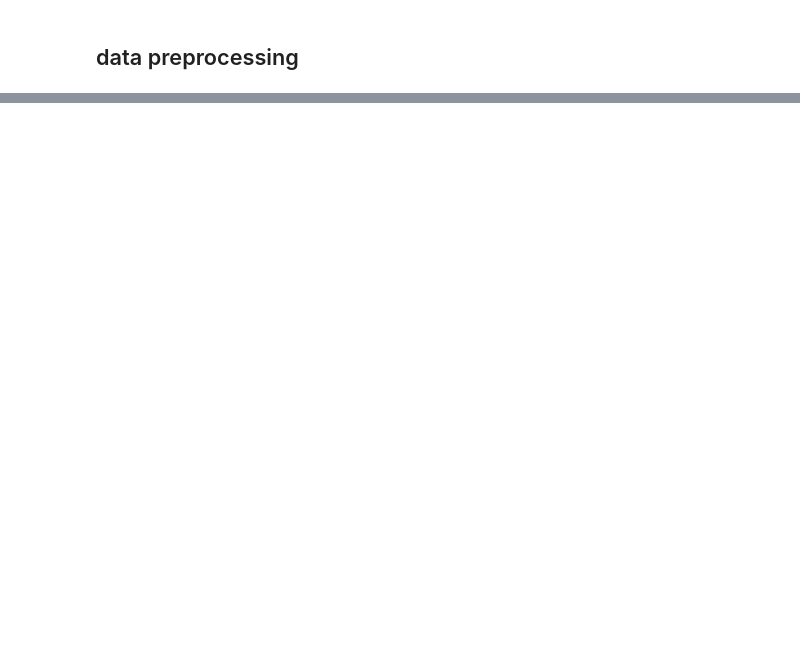
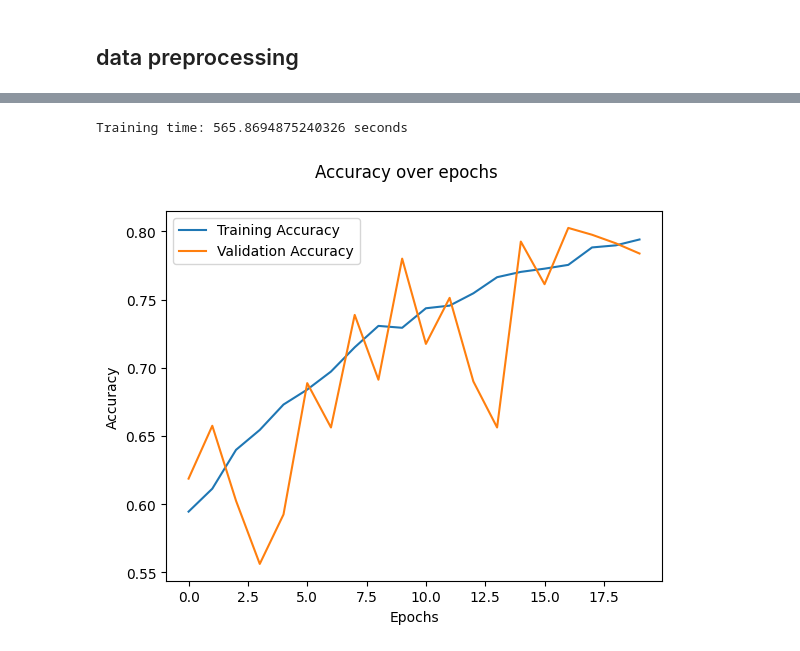
Before and after one commit to ashan24019/DL, a Jupyter notebook: cat_dog_classifier/cat & dog classifier.ipynb, the cells around one changed output, grey strips where cells are left out. Drawn from its saved outputs; the diff is of its cells as text; code cells hidden in the pictures; blank space fills up the shorter version.

Commit message:
train and evaluate the model

```diff
--- a/cat_dog_classifier/cat & dog classifier.ipynb
+++ b/cat_dog_classifier/cat & dog classifier.ipynb
@@ -129,0 +179,17 @@ data_augmentation = tf.keras.Sequential([
+# %%
+# Compile the model
+
+model.compile(
+    optimizer=tf.keras.optimizers.Adam(),
+    loss=tf.keras.losses.BinaryCrossentropy(),
+    metrics=["accuracy"])
+# %%
+start_time = time.time()
+
+history = model.fit(
+    train_data,
+    validation_data=validation_data,
+    epochs=20
+)
+
+end_time = time.time()
@@ -129,0 +214,16 @@ data_augmentation = tf.keras.Sequential([
+# %%
+training_time = end_time - start_time
+print(f"Training time: {training_time} seconds")
+# %% [output]
+Training time: 565.8694875240326 seconds
+# %%
+fig = plt.figure()
+plt.plot(history.history['accuracy'], label='Training Accuracy')
+plt.plot(history.history['val_accuracy'], label='Validation Accuracy')
+fig.suptitle('Accuracy over epochs')
+plt.xlabel('Epochs')
+plt.ylabel('Accuracy')
+plt.legend()
+plt.show()
+# %% [output]
+[figure, added]
```
Also changed, not shown: parts of 16 cells of this notebook.
